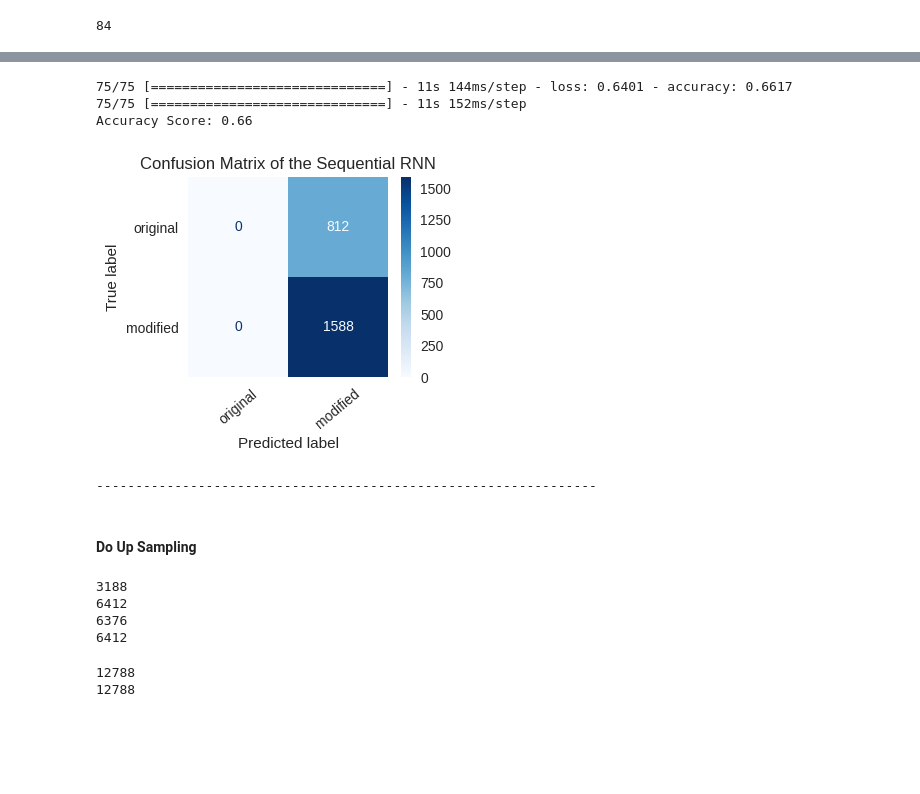
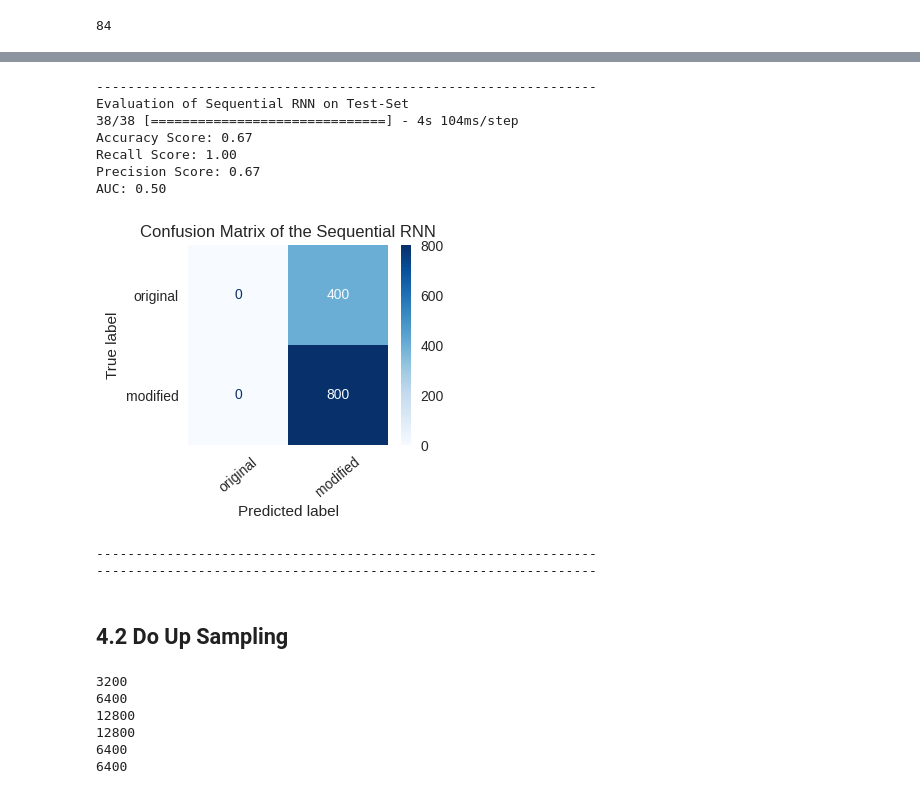
Before and after one commit to dario-x/Deep_Fake_Detection, a Jupyter notebook: main.ipynb, the cells around one changed output, grey strips where cells are left out. Cells and saved outputs as stored; diff of their text form; code cells hidden in the pictures; blank space fills up the shorter version.

```diff
--- a/main.ipynb
+++ b/main.ipynb
@@ -228,8 +290,8 @@ def visualize_prediction(Y, Y_hat, Model_Name,
 
     print("----------------------------------------------------------------")
 
-def evaluate_model(Model, Model_Name, class_names, trainX, testX,
-                   trainY, testY, skip_train=False):
+def evaluate_model(Model, Model_Name, class_names, testX, testY,
+                   trainY = None, trainX = None, skip_train=False):
 
     """ Function to predict values via a given model
     for training and/or test data and then visualizing the results
@@ -248,7 +310,10 @@ def evaluate_model(Model, Model_Name, class_names, trainX, testX,
 
         #doing the prediction
         Y_hat = Model.predict(X)
-        predYtest[Model_Name] = Y_hat
+        #predYtest[Model_Name] = Y_hat
+
+        if "RNN" in Model_Name:
+          Y_hat = np.argmax(predictions, axis = 1)
 
         #outputing accuracy, recall precision and AUC
         accuracy = metrics.accuracy_score(Y, Y_hat)
@@ -455,4 +523,0 @@ Accuracy Score: 0.65
-# %%
-#method used for splitting the data into training and testing partitions
-#furhter more we are scaling the X data
-trainX, testX, trainY, testY = train_test_split(X/255.0 , Y, test_size=0.2, random_state=77)
@@ -544,17 +619,16 @@ Accuracy Score: 0.65
 # %%
-squential_with_dropout = tf.keras.Sequential([
+RNN_with_dropout = tf.keras.Sequential([
     tf.keras.layers.Conv2D(20, (3, 3), activation = 'relu', input_shape = (imagesize[0], imagesize[1], 3)),
     tf.keras.layers.MaxPooling2D(2,2),
     tf.keras.layers.Dropout(0.6),
     tf.keras.layers.Conv2D(50, (3, 3), activation = 'relu'),
     tf.keras.layers.MaxPooling2D(2,2),
     tf.keras.layers.Flatten(),
-    tf.keras.layers.Dropout(0.6),
     tf.keras.layers.Dense(128, activation=tf.nn.relu),
     tf.keras.layers.Dense(2, activation=tf.nn.softmax)
 ])
 
-model.compile(optimizer = 'adam', loss = 'sparse_categorical_crossentropy', metrics=['accuracy'])
-
-tf.keras.utils.plot_model(model, show_dtype=False, dpi = 70)
+RNN_with_dropout.compile(optimizer = 'adam', loss = 'sparse_categorical_crossentropy', metrics=['accuracy'])
+visualkeras.layered_view(RNN_with_dropout, scale_xy = 1, legend=True)
+#tf.keras.utils.plot_model(model, show_dtype=False, dpi = 70)
 # %% [output]
@@ -562,6 +636,6 @@ tf.keras.utils.plot_model(model, show_dtype=False, dpi = 70)
 # %%
-history = model.fit(trainX, trainY, batch_size=50, epochs=20, validation_split = 0.2,
-                     callbacks=[EarlyStopping(monitor='val_accuracy',min_delta=-0.03)])
+history = RNN_with_dropout.fit(trainX, trainY, batch_size=50, epochs=20, validation_data = (valX, valY),
+                     callbacks=[EarlyStopping(monitor='val_loss',min_delta=0.01,patience=3)])
 plot_training(history, 'accuracy', 'val_accuracy')
 # %% [output]
 Epoch 1/20
@@ -572,16 +650,18 @@ Epoch 2/20
 # %%
-test_loss = model.evaluate(testX, testY)
-predictions = model.predict(testX)
-Y_hat = np.argmax(predictions, axis = 1)
-visualize_prediction(testY, Y_hat, "Sequential RNN")
+evaluate_model(RNN_with_dropout, "Sequential RNN", ["original", "manipulated"], testX, testY, skip_train=True)
 # %% [output]
-75/75 [==============================] - 11s 144ms/step - loss: 0.6401 - accuracy: 0.6617
-75/75 [==============================] - 11s 152ms/step
-Accuracy Score: 0.66
+----------------------------------------------------------------
+Evaluation of Sequential RNN on Test-Set
+38/38 [==============================] - 4s 104ms/step
+Accuracy Score: 0.67
+Recall Score: 1.00
+Precision Score: 0.67
+AUC: 0.50
-[figure, old version]
+[figure, new version]
 ----------------------------------------------------------------
+----------------------------------------------------------------
 # %% [markdown]
-#### Do Up Sampling
+## 4.2 Do Up Sampling
 # %%
 print(len(np.where(trainY==0)[0]))
 print(len(np.where(trainY==1)[0]))
@@ -589,19 +669,18 @@ additional_X_data = trainX[np.where(trainY==0)[0]]
 additional_Y_data = trainY[np.where(trainY==0)[0]]
 trainY = np.append(trainY, additional_Y_data)
 trainX = np.append(trainX, additional_X_data, axis=0)
+
+# shuffle data again
+trainX, trainY = shuffle(trainX, trainY)
+print(len(trainX))
+print(len(trainY))
+
 print(len(np.where(trainY==0)[0]))
 print(len(np.where(trainY==1)[0]))
 # %% [output]
-3188
-6412
-6376
-6412
+3200
+6400
+12800
+12800
+6400
+6400
-# %%
-
-from sklearn.utils import shuffle
-trainX, trainY = shuffle(trainX, trainY)
-print(len(trainX))
-print(len(trainY))
-# %% [output]
-12788
-12788
```
Also changed, not shown: parts of 34 cells of this notebook.
